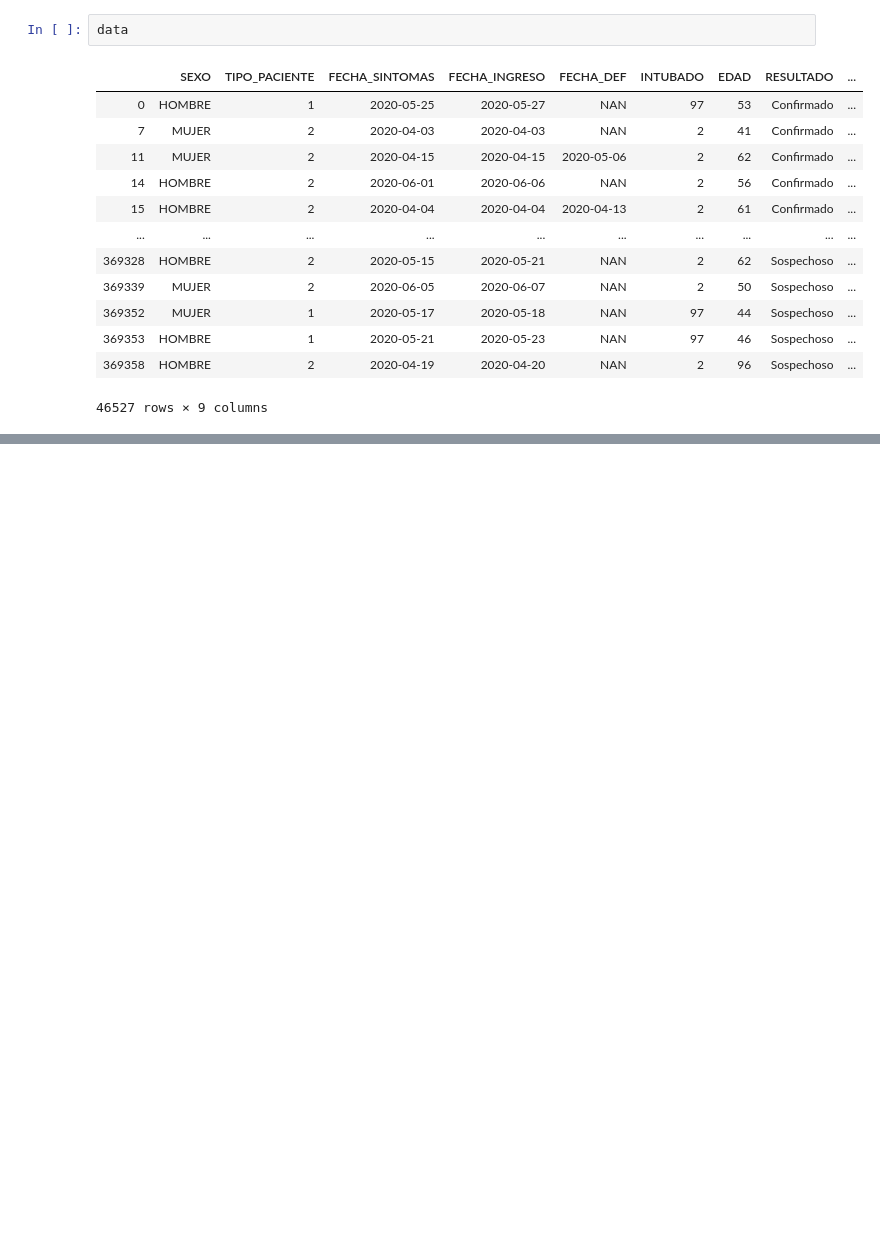
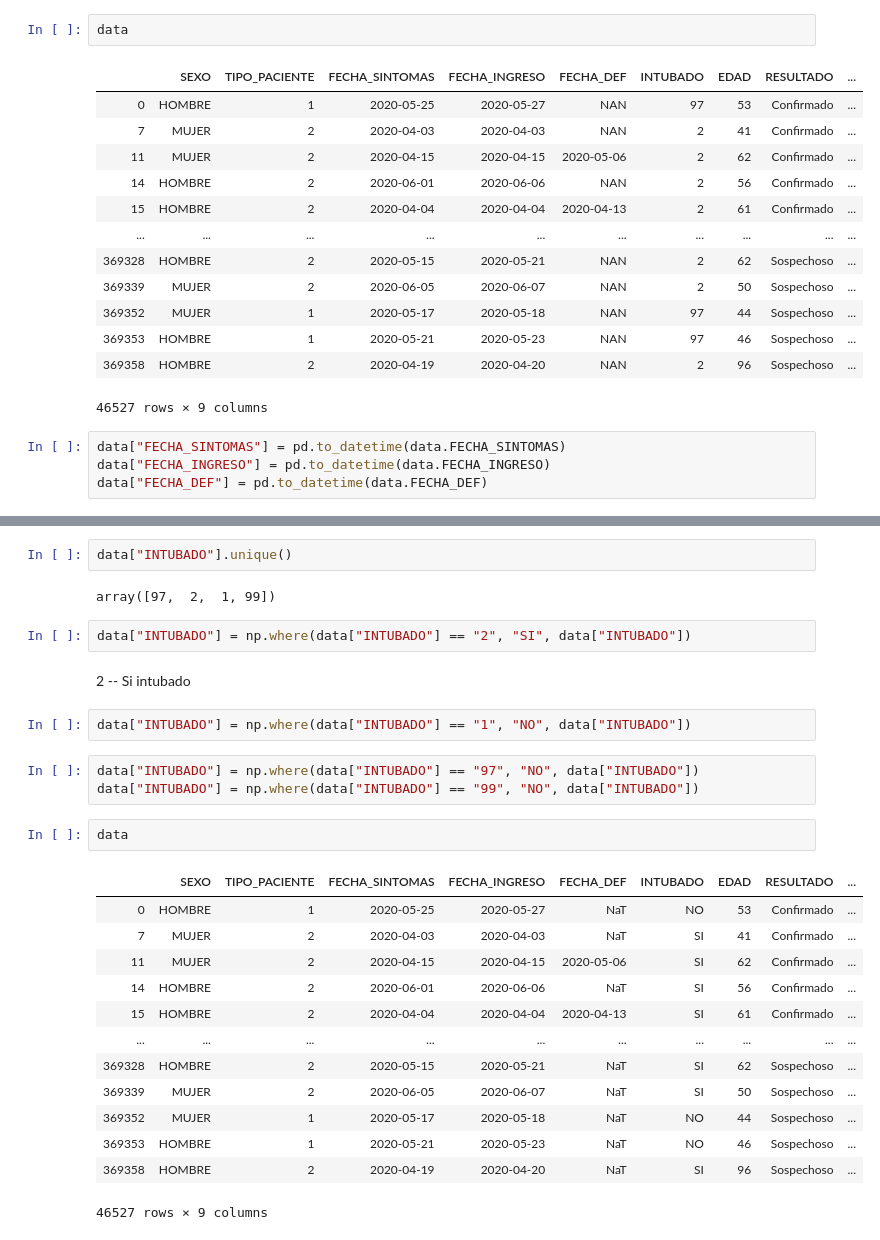
Before and after one commit to artthuro6/Covid-19, a Jupyter notebook: Diabetes covid.ipynb, the cells around one changed output, grey strips where cells are left out. Cells and saved outputs as stored; diff of their text form; blank space fills up the shorter version.

Commit message:
Cambiando columna INTUBADO

```diff
--- a/Diabetes covid.ipynb
+++ b/Diabetes covid.ipynb
@@ -155,3 +155,7 @@ data
 | 369353 | HOMBRE | 1 | 2020-05-21 | 2020-05-23 | NAN | 97 | 46 | Sospechoso | ... |
 | 369358 | HOMBRE | 2 | 2020-04-19 | 2020-04-20 | NAN | 2 | 96 | Sospechoso | ... |
 46527 rows × 9 columns
+# %%
+data["FECHA_SINTOMAS"] = pd.to_datetime(data.FECHA_SINTOMAS)
+data["FECHA_INGRESO"] = pd.to_datetime(data.FECHA_INGRESO)
+data["FECHA_DEF"] = pd.to_datetime(data.FECHA_DEF)
@@ -157,0 +182,29 @@ data
+# %%
+data["INTUBADO"].unique()
+# %% [output]
+array([97,  2,  1, 99])
+# %%
+data["INTUBADO"] = np.where(data["INTUBADO"] == "2", "SI", data["INTUBADO"])
+# %% [markdown]
+2 -- Si intubado
+# %%
+data["INTUBADO"] = np.where(data["INTUBADO"] == "1", "NO", data["INTUBADO"])
+# %%
+data["INTUBADO"] = np.where(data["INTUBADO"] == "97", "NO", data["INTUBADO"])
+data["INTUBADO"] = np.where(data["INTUBADO"] == "99", "NO", data["INTUBADO"])
+# %%
+data
+# %% [output]
+|  | SEXO | TIPO_PACIENTE | FECHA_SINTOMAS | FECHA_INGRESO | FECHA_DEF | INTUBADO | EDAD | RESULTADO | ... |
+| 0 | HOMBRE | 1 | 2020-05-25 | 2020-05-27 | NaT | NO | 53 | Confirmado | ... |
+| 7 | MUJER | 2 | 2020-04-03 | 2020-04-03 | NaT | SI | 41 | Confirmado | ... |
+| 11 | MUJER | 2 | 2020-04-15 | 2020-04-15 | 2020-05-06 | SI | 62 | Confirmado | ... |
+| 14 | HOMBRE | 2 | 2020-06-01 | 2020-06-06 | NaT | SI | 56 | Confirmado | ... |
+| 15 | HOMBRE | 2 | 2020-04-04 | 2020-04-04 | 2020-04-13 | SI | 61 | Confirmado | ... |
+| ... | ... | ... | ... | ... | ... | ... | ... | ... | ... |
+| 369328 | HOMBRE | 2 | 2020-05-15 | 2020-05-21 | NaT | SI | 62 | Sospechoso | ... |
+| 369339 | MUJER | 2 | 2020-06-05 | 2020-06-07 | NaT | SI | 50 | Sospechoso | ... |
+| 369352 | MUJER | 1 | 2020-05-17 | 2020-05-18 | NaT | NO | 44 | Sospechoso | ... |
+| 369353 | HOMBRE | 1 | 2020-05-21 | 2020-05-23 | NaT | NO | 46 | Sospechoso | ... |
+| 369358 | HOMBRE | 2 | 2020-04-19 | 2020-04-20 | NaT | SI | 96 | Sospechoso | ... |
+46527 rows × 9 columns
```
Also changed, not shown: parts of 3 cells of this notebook.
